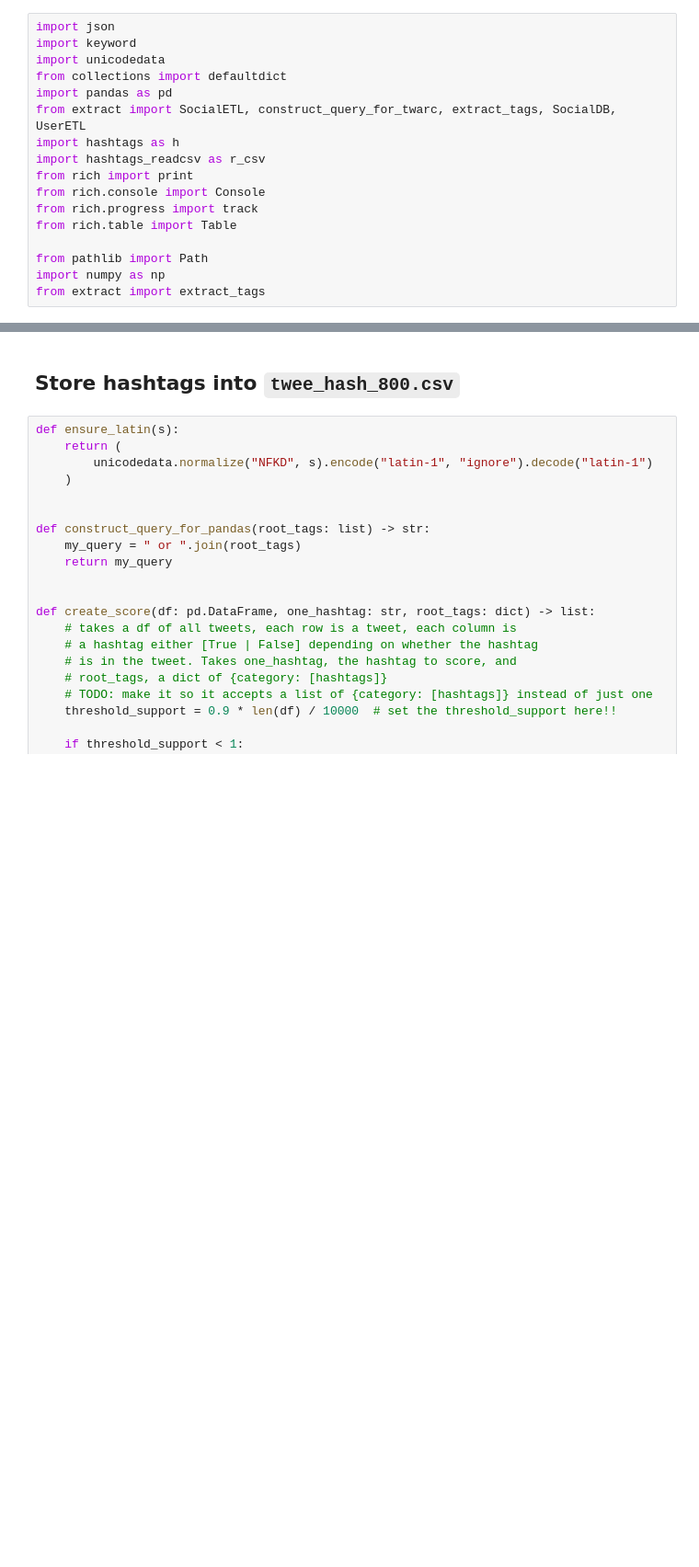
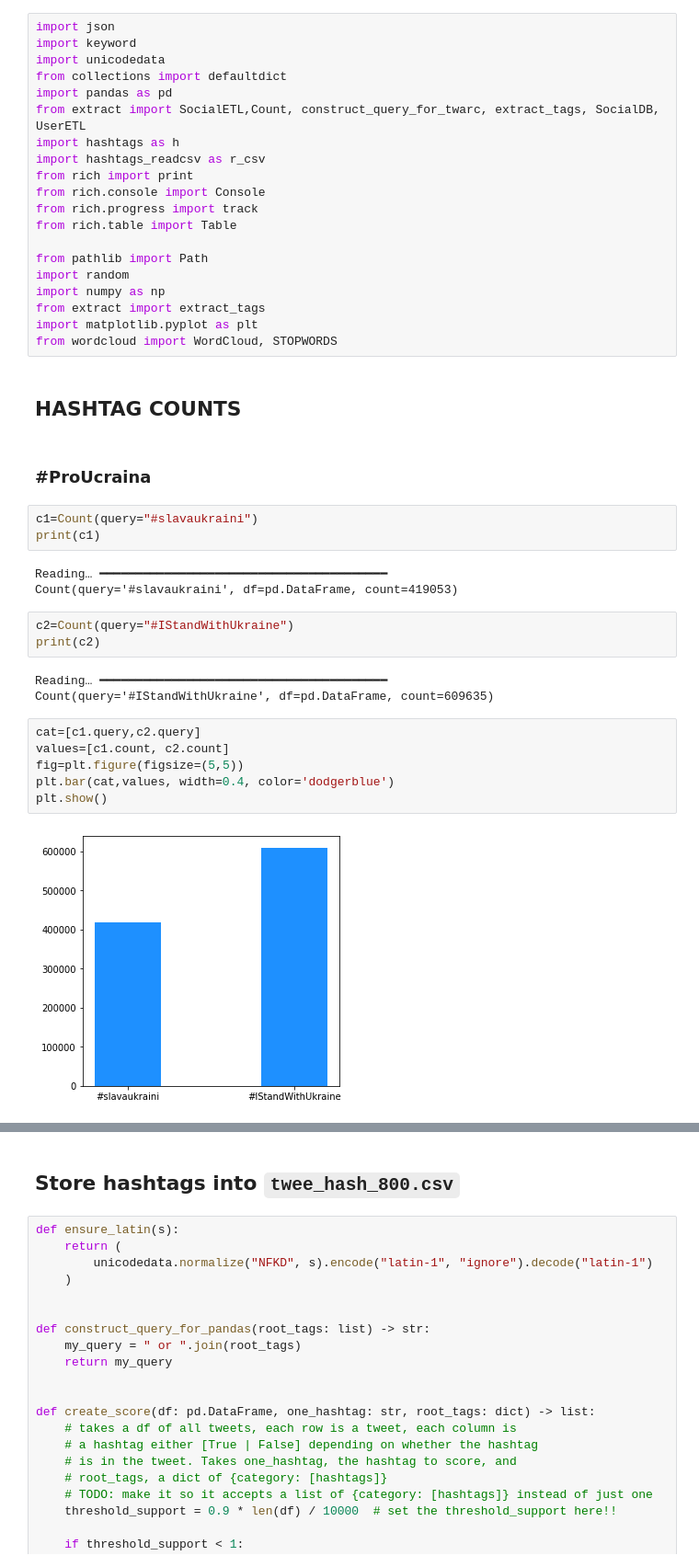
Before and after one commit to gatto/ds-network-analysis, a Jupyter notebook: py/net_building/1) hashtag_list with threshold.ipynb, the cells around one changed output, grey strips where cells are left out. Shown at 92% size. Saved outputs shown, nothing was run; the diff lists cells and outputs as text; blank space fills up the shorter version.

```diff
--- a/py/net_building/1) hashtag_list with threshold.ipynb
+++ b/py/net_building/1) hashtag_list with threshold.ipynb
@@ -4,7 +4,7 @@ import keyword
 import unicodedata
 from collections import defaultdict
 import pandas as pd
-from extract import SocialETL, construct_query_for_twarc, extract_tags, SocialDB, UserETL
+from extract import SocialETL,Count, construct_query_for_twarc, extract_tags, SocialDB, UserETL
 import hashtags as h
 import hashtags_readcsv as r_csv
 from rich import print
@@ -13,5 +13,32 @@ from rich.progress import track
 from rich.table import Table
 
 from pathlib import Path
+import random
 import numpy as np
 from extract import extract_tags
+import matplotlib.pyplot as plt
+from wordcloud import WordCloud, STOPWORDS
+# %% [markdown]
+## HASHTAG COUNTS
+# %% [markdown]
+### #ProUcraina
+# %%
+c1=Count(query="#slavaukraini")
+print(c1)
+# %% [output]
+Reading… ━━━━━━━━━━━━━━━━━━━━━━━━━━━━━━━━━━━━━━━━
+Count(query='#slavaukraini', df=pd.DataFrame, count=419053)
+# %%
+c2=Count(query="#IStandWithUkraine")
+print(c2)
+# %% [output]
+Reading… ━━━━━━━━━━━━━━━━━━━━━━━━━━━━━━━━━━━━━━━━
+Count(query='#IStandWithUkraine', df=pd.DataFrame, count=609635)
+# %%
+cat=[c1.query,c2.query]
+values=[c1.count, c2.count]
+fig=plt.figure(figsize=(5,5))
+plt.bar(cat,values, width=0.4, color='dodgerblue')
+plt.show()
+# %% [output]
+[figure, added]
```
Also changed, not shown: parts of 17 cells of this notebook, 4 other files.
